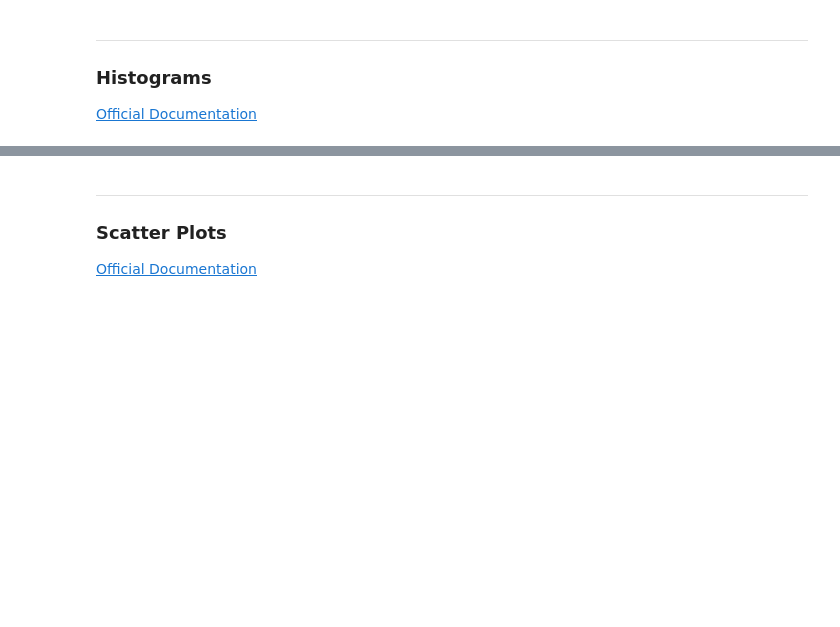
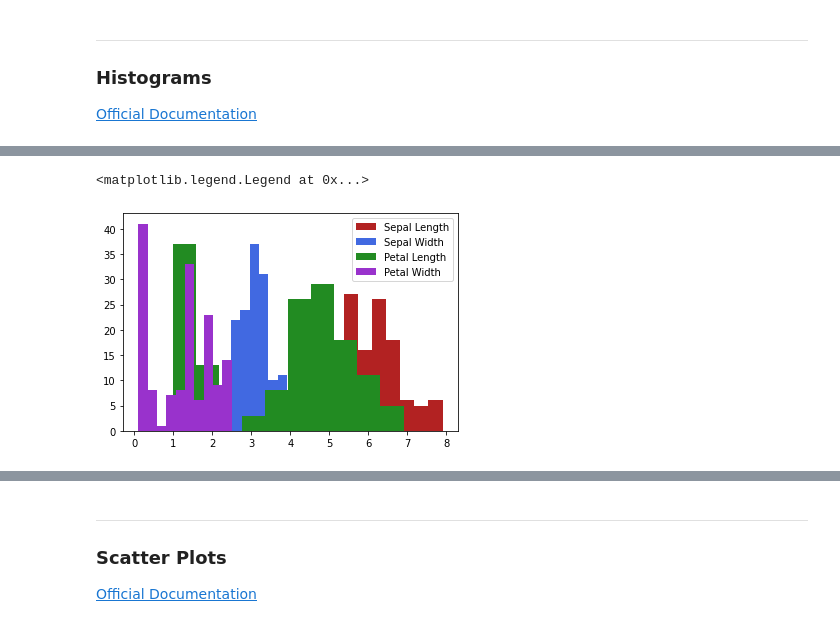
Before and after one commit to ShanePAustin/fundamentals-of-data-analysis, a Jupyter notebook: pyplot.ipynb, the cells around one changed output, grey strips where cells are left out. Cells and saved outputs as stored; diff of their text form; code cells hidden in the pictures; blank space fills up the shorter version.

```diff
--- a/pyplot.ipynb
+++ b/pyplot.ipynb
@@ -377,0 +379,12 @@ plt.tight_layout()
+# %%
+ax = plt.axes()
+
+plt.hist(df["Sepal Length"], color = "firebrick", label = "Sepal Length")#,  alpha=0.2
+plt.hist(df["Sepal Width"], color = "royalblue", label = "Sepal Width")#,alpha=0.2
+plt.hist(df["Petal Length"], color = "forestgreen", label = "Petal Length")#,alpha=0.2
+plt.hist(df["Petal Width"], color = "darkorchid", label = "Petal Width")#,alpha=0.2
+
+plt.legend()
+# %% [output]
+<matplotlib.legend.Legend at 0x...>
+[figure, added]
```
Also changed, not shown: parts of 7 cells of this notebook.
